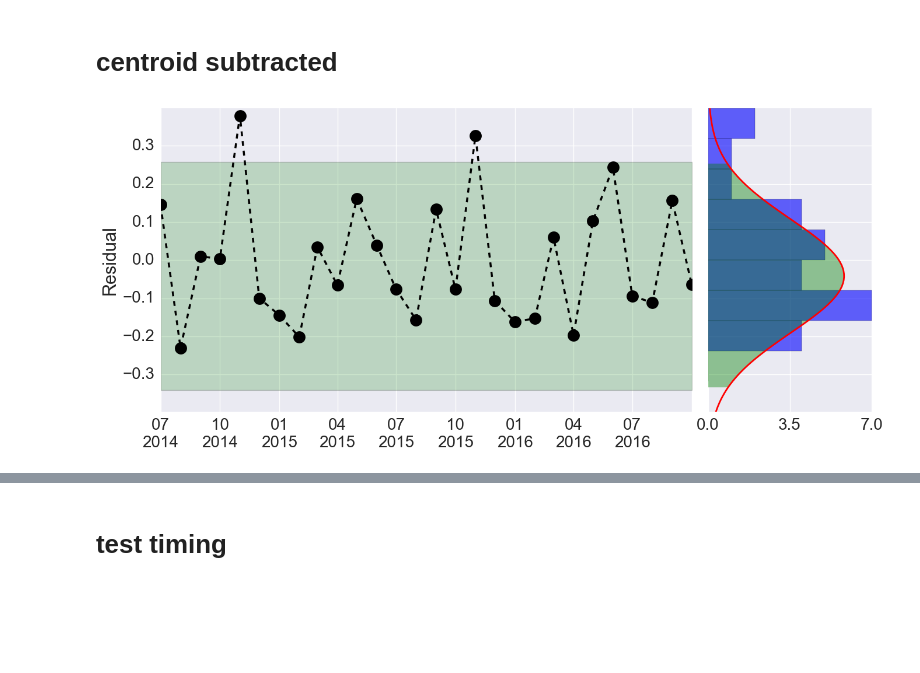
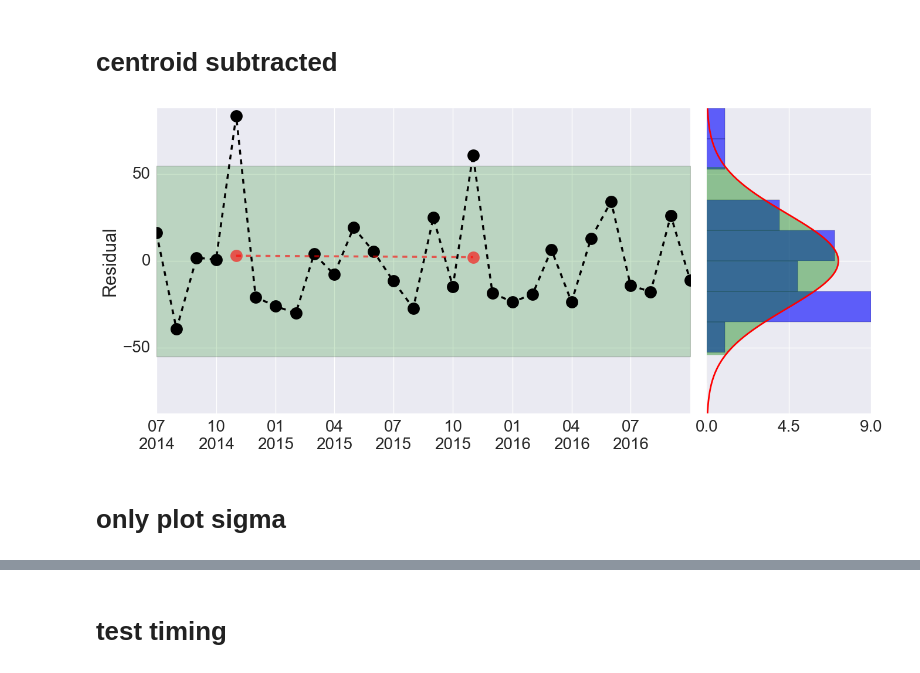
Before and after one commit to attdobi/PyNotebooks, a Jupyter notebook: zenysis/Malaria-outliers.ipynb, the cells around one changed output, grey strips where cells are left out. Cells and saved outputs as stored; diff of their text form; code cells hidden in the pictures; blank space fills up the shorter version.

```diff
--- a/zenysis/Malaria-outliers.ipynb
+++ b/zenysis/Malaria-outliers.ipynb
@@ -70,6 +67,6 @@ SyntaxError: invalid syntax (<ipython-input-7-79c2128d5f2a>, line 1)
 # %%
-region = 'addis ababa'
-#region = 'amhara'
+#region = 'addis ababa'
+region = 'amhara'
 # %% [markdown]
 <h1> Plot time series </h1>
 # %%
@@ -181,6 +178,10 @@ axHisty.set_xticks(np.linspace(0, max(yhist[0]), 3))
 def gaussian(x, a, mean, sigma):
     return a * np.exp(-((x - mean)**2 / (2 * sigma**2)))
 
+# poisson function, parameter lamb is the fit parameter
+def poisson(k, lamb):
+    return (lamb**k/factorial(k)) * np.exp(-lamb)
+
 #popt, pcov = curve_fit(gaussian, ycenters, yhist[0], [len(y), np.mean(y), np.std(y)])
 
 # Plot the PDF.
@@ -206,6 +203,13 @@ from scipy.interpolate import UnivariateSpline, LSQUnivariateSpline
 #Fit the data
 def gaussian(x, a, mean, sigma):
     return a * np.exp(-((x - mean)**2 / (2 * sigma**2)))
+
+def centriod_gaussian(x, a, c):
+    return a * np.exp(-(x**2 / (2 * c)))
+
+# poisson function, parameter lamb is the fit parameter
+def poisson(a, k, lamb):
+    return a * ((lamb)**((k + lamb)) / factorial(k + lamb)) * np.exp((-1*lamb))
 
 fig = figure()
 fig.set_size_inches(14, 8)
@@ -222,7 +226,8 @@ spl.set_smoothing_factor(20000)
 y_SG = savgol_filter(y, 9, 2)
 
 #centroid subtract
-y = ( y - y_SG ) / y_SG
+y = ( y - y_SG ) / sqrt(y_SG)
+#y = y - y_SG
 #y = ( y - spl(np.float64(x)) ) / spl(np.float64(x))
 
 nullfmt = NullFormatter()         # no labels
@@ -273,36 +278,64 @@ axScatter.set_ylim((ymin, ymax))
 #Make Histogram
 
 #xbins = np.arange(xmin, xmax + xbinwidth, xbinwidth)
+# Gauss
+#ybins = np.arange(ymin, ymax + ybinwidth, ybinwidth)
 ybins = np.arange(ymin, ymax + ybinwidth, ybinwidth)
 #axHistx.hist(x, bins=xbins)
 yhist = axHisty.hist(y, bins=ybins, orientation='horizontal', color='b', alpha = 0.6, normed=False)
 ycenters = (ybins[:-1] + ybins[1:]) / 2
+y_histvals = yhist[0]
 
 #axHistx.set_xlim(axScatter.get_xlim())
 axHisty.set_ylim(axScatter.get_ylim())
 axHisty.set_xticks(np.linspace(0, max(yhist[0]), 3))
 
-popt, pcov = curve_fit(gaussian, ycenters, yhist[0], [5, 0, .1])
+# Shift for poisson
+yshift = ycenters[0]
+
+# For Gaussian
+#popt, pcov = curve_fit(gaussian, ycenters, y_histvals, [max(y_histvals), 0, std(y)])
+# For Poisson
+#popt, pcov = curve_fit(poisson, ycenters, y_histvals, [1, 0.1])
+# Centriod Gauss
+popt, pcov = curve_fit(centriod_gaussian, ycenters, y_histvals, [max(y_histvals), 50])
 
 # Plot the PDF.
+# Gauss
 xfit = np.linspace(ymin, ymax, 100)
-p = gaussian(xfit, *popt)
-axHisty.plot(p, xfit, 'r', linewidth=2)
 
 #Fill 2 sigma
-mu = popt[1]
-sigma = popt[2]
+# Gauss
+#mu = popt[1]
+#sigma = popt[2]
+# Center Gauss
+mu = 0
+sigma = sqrt(popt[1])
 Nsig = 2
+
+#p = gaussian(xfit, *popt)
+p = centriod_gaussian(xfit, *popt)
+#p = poisson(xfit + lamb, *popt)
+axHisty.plot(p, xfit, 'r', linewidth=2)
 
 sig_cut = (xfit <= mu + Nsig*sigma) & (xfit >= mu - Nsig*sigma)
 axHisty.fill(np.append(np.append([0], p[sig_cut]), [0]), np.append(np.append(xfit[sig_cut][0], xfit[sig_cut]), xfit[sig_cut][-1]),\
              'g', linewidth=0, alpha=0.4)
 
 
 axScatter.fill_between(x, mu - Nsig*sigma, mu + Nsig*sigma,
             alpha=0.2, edgecolor=None, facecolor='g',
             linewidth=1, linestyle='solid', antialiased=True, label=r'2 $\sigma$')
 
+# compute n sigma of each point
+#y_sig = ( y - y_SG ) / sqrt(popt[1] * y_SG)
+# Plot residual sigma of each point.
+y_sig = y / sqrt(popt[1])
+cut = y_sig > 2
+axScatter.plot(x[cut], y_sig[cut], '--o', markersize=15, color = 'r', alpha=0.6)
+
 plt.show()
 # %% [output]
-[figure, old version]
+[figure, new version]
+# %% [markdown]
+<h1> only plot sigma </h1>
```
Also changed, not shown: parts of 10 cells of this notebook, 2 other files.
